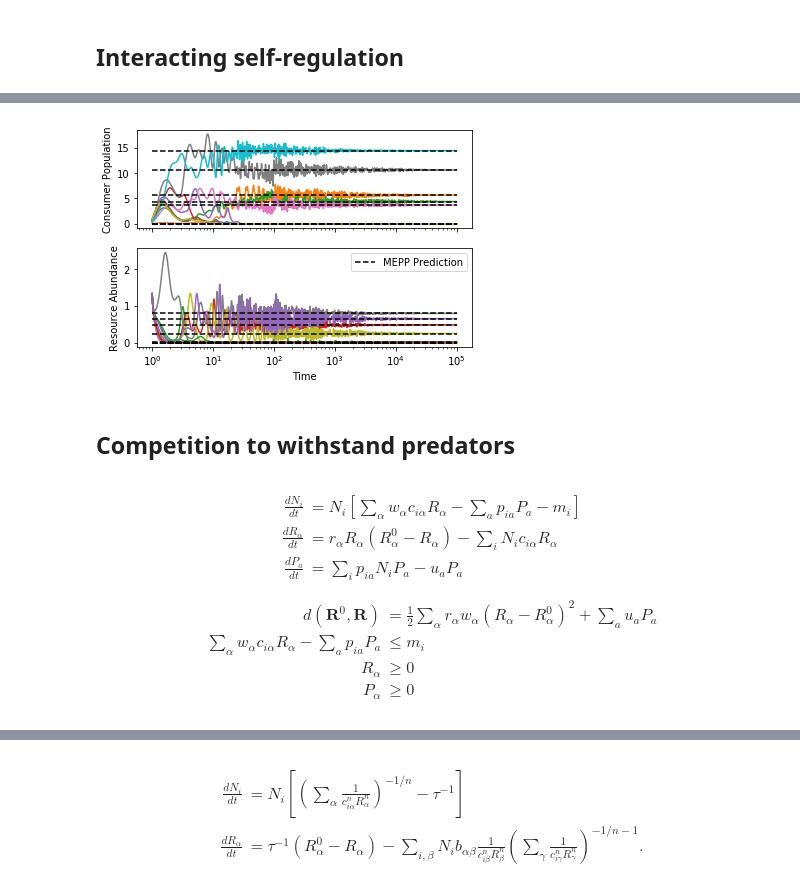
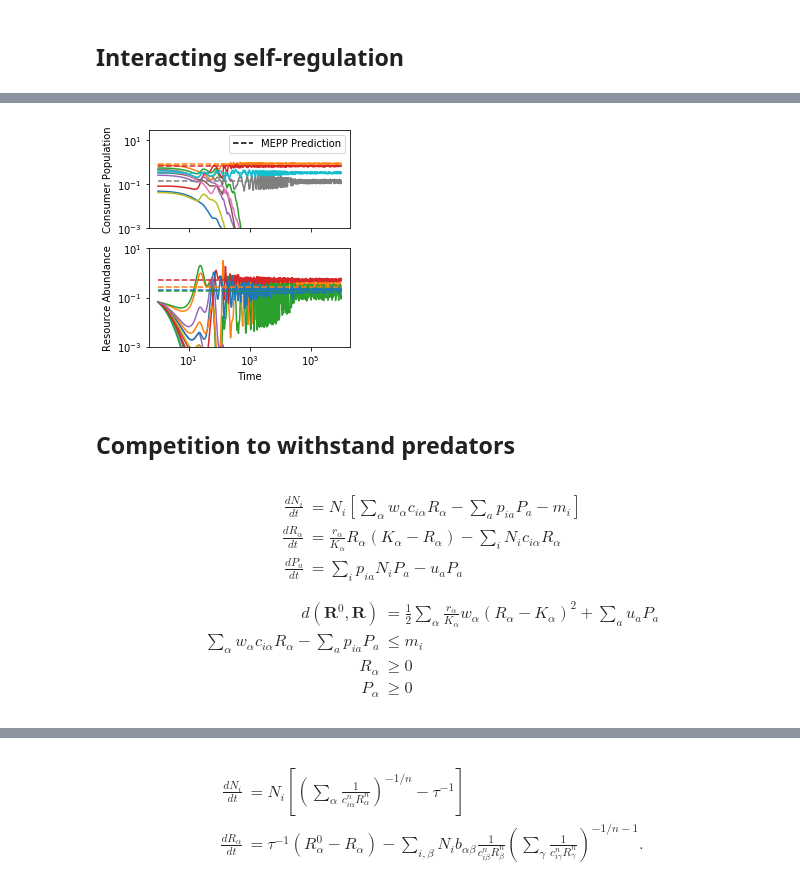
Before and after one commit to Emergent-Behaviors-in-Biology/mepp, a Jupyter notebook: Examples.ipynb, the cells around one changed output, grey strips where cells are left out. Cells and saved outputs as stored; diff of their text form; code cells hidden in the pictures.

```diff
--- a/Examples.ipynb
+++ b/Examples.ipynb
@@ -90,3 +159,20 @@ d(\mathbf{R}^0,\mathbf{R}) &=  \frac{1}{2}\left(A - \sum_{\alpha} w_\alpha R_\al
 \sum_{\alpha} w_\alpha c_{i\alpha} R_\alpha &\leq m_i\\
 R_\alpha &\geq 0
 \end{align}
+# %%
+def d(R1,R2,params):
+    return 0.5*(1-params['w'][0]*R1-params['w'][1]*R2)**2
+
+params = {'c':np.asarray([[0.5,0.3],[0.4,0.6]]),
+          'm':np.asarray([1,1]),
+          'w':np.asarray([0.2,0.15])}
+
+fig,ax=plt.subplots(figsize=(3,3))
+plot_d(d,params,ax=ax,f_values=np.linspace(0.01,.5,15))
+plot_ZNGI(params['c'],params['m'],ax=ax)
+R1 = np.linspace(0,5,100)
+ax.plot(R1,(1-params['w'][0]*R1)/params['w'][1],'k',lw=3)
+pdf = bpdf.PdfPages('MacArthur2_schem.pdf')
+pdf.savefig(fig)
+pdf.close()
+plt.show()
@@ -93,65 +181,72 @@ R_\alpha &\geq 0
 # %%
 #Parameters
 S = 10
 M = 15
 params = {'c':np.random.rand(S,M),
-          'm':np.random.rand(S)+1,
-          'w':np.random.rand(M)+1,
-          'A':20}
+          'm':(np.random.rand(S)+1)/30,
+          'w':(np.random.rand(M)+1)/20}
 N_init = np.random.rand(S)
-R_init = np.ones(M)*params['A']/M
+R_init = np.ones(M)/M
 tmin = 1
-tmax= 100000
+tmax= 1000000
 
 #ODE
 def dydt(t,y):
-    N = y[:S]
-    R = y[S:]
-    dNdt = N*((params['c']*params['w']).dot(R)-params['m'])
-    dRdt = R*(params['A']-params['w'].dot(R)) - (params['c'].T.dot(N)).T*R
-    return np.hstack((dNdt,dRdt))
-out_ODE = solve_ivp(dydt,(tmin,tmax),np.hstack((N_init,R_init)),t_eval=np.logspace(np.log10(tmin),np.log10(tmax),1000))
+    N = np.exp(y[:S])
+    R = np.exp(y[S:])
+    dlogNdt = ((params['c']*params['w']).dot(R)-params['m'])
+    dlogRdt = (1-params['w'].dot(R)) - (params['c'].T.dot(N)).T
+    return np.hstack((dlogNdt,dlogRdt))
+out_ODE = solve_ivp(dydt,(tmin,tmax),np.hstack((np.log(N_init),np.log(R_init))),t_eval=np.logspace(np.log10(tmin),np.log10(tmax),1000))
 t = out_ODE.t
-N = out_ODE.y[:S,:].T
-R = out_ODE.y[S:,:].T
+N = np.exp(out_ODE.y[:S,:].T)
+R = np.exp(out_ODE.y[S:,:].T)
 
 #Constrained optimization
 noninvadable = LinearConstraint(params['c']*params['w'],-np.inf*np.ones(S),params['m'])
 resource_feasible = Bounds(0,np.inf)
 def d(R):
-    return 0.5*(params['A'] - params['w'].dot(R))**2
+    return 0.5*(1 - params['w'].dot(R))**2
 out_opt = minimize(d, R_init, method='trust-constr', constraints=noninvadable, bounds=resource_feasible)
 Rstar = out_opt.x
 Nstar = out_opt.v[0]
 
-fig,ax=plt.subplots(2,sharex=True)
+fig,ax=plt.subplots(2,sharex=True,figsize=(4,4))
+fig.subplots_adjust(left=0.2)
 #Plot ODE results
-ax[0].semilogx(t,N)
-ax[1].semilogx(t,R)
+ax[0].loglog(t,N)
+ax[1].loglog(t,R)
 #Plot optimization results
-ax[0].plot([t[0],t[-1]],[Nstar,Nstar],'k--')
-ax[1].plot([t[0],t[-1]],[Rstar,Rstar],'k--')
+ax[0].set_prop_cycle(None)
+ax[0].plot([t[0],t[-1]],[Nstar,Nstar],'--')
+ax[1].set_prop_cycle(None)
+ax[1].plot([t[0],t[-1]],[Rstar,Rstar],'--')
 #Make legend
-ax[1].plot([],[],'k--',label='MEPP Prediction')
-ax[1].legend()
+ax[0].plot([],[],'k--',label='MEPP Prediction')
+ax[0].legend()
 #Make labels
 ax[1].set_xlabel('Time')
 ax[0].set_ylabel('Consumer Population')
 ax[1].set_ylabel('Resource Abundance')
+ax[0].set_ylim((1e-3,30))
+ax[1].set_ylim((1e-3,10))
+pdf = bpdf.PdfPages('MacArthur2_sim.pdf')
+pdf.savefig(fig)
+pdf.close()
 plt.show()
 # %% [output]
-[figure, old version]
+[figure, new version]
 # %% [markdown]
 ## Competition to withstand predators
 # %% [markdown]
 \begin{align}
 \frac{dN_i}{dt} &= N_i \left[ \sum_{\alpha} w_\alpha c_{i\alpha} R_\alpha - \sum_a p_{ia} P_a - m_i\right]\\
-\frac{dR_\alpha}{dt} &= r_\alpha R_\alpha (R_\alpha^0 - R_\alpha) - \sum_i N_i c_{i\alpha} R_\alpha\\
+\frac{dR_\alpha}{dt} &= \frac{r_\alpha}{K_\alpha} R_\alpha (K_\alpha - R_\alpha) - \sum_i N_i c_{i\alpha} R_\alpha\\
 \frac{dP_a}{dt} &= \sum_i p_{ia} N_i P_a - u_a P_a
 \end{align}
 
 \begin{align}
-d(\mathbf{R}^0,\mathbf{R}) &= \frac{1}{2}\sum_\alpha r_\alpha w_\alpha (R_\alpha - R_\alpha^0)^2 + \sum_a u_a P_a\\
+d(\mathbf{R}^0,\mathbf{R}) &= \frac{1}{2}\sum_\alpha \frac{r_\alpha}{K_\alpha} w_\alpha (R_\alpha - K_\alpha)^2 + \sum_a u_a P_a\\
 \sum_{\alpha} w_\alpha c_{i\alpha} R_\alpha - \sum_a p_{ia} P_a &\leq m_i\\
 R_\alpha &\geq 0\\
 P_\alpha &\geq 0
```
Also changed, not shown: parts of 34 cells of this notebook, 14 other files.
